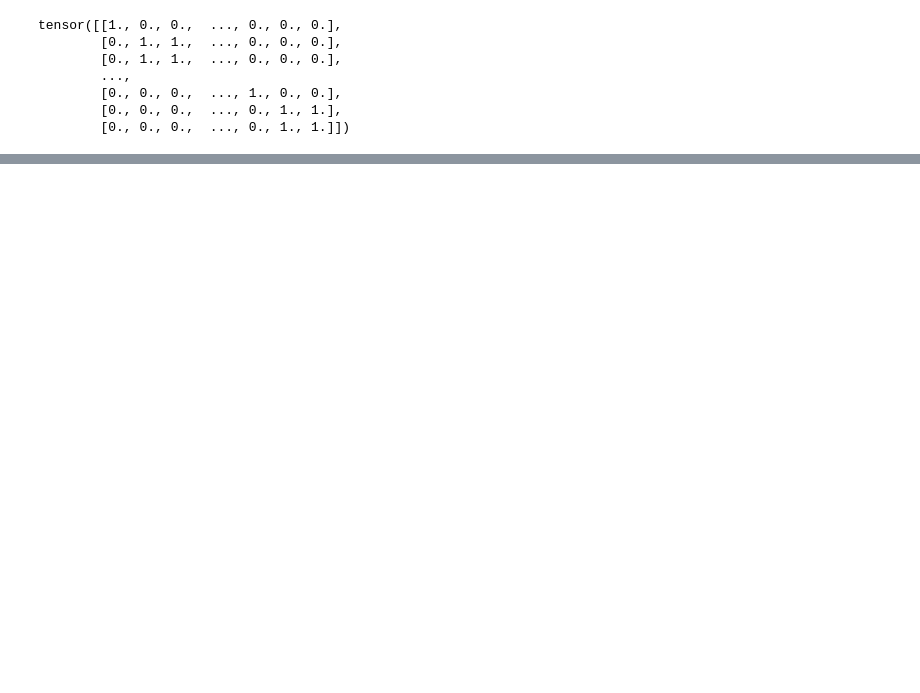
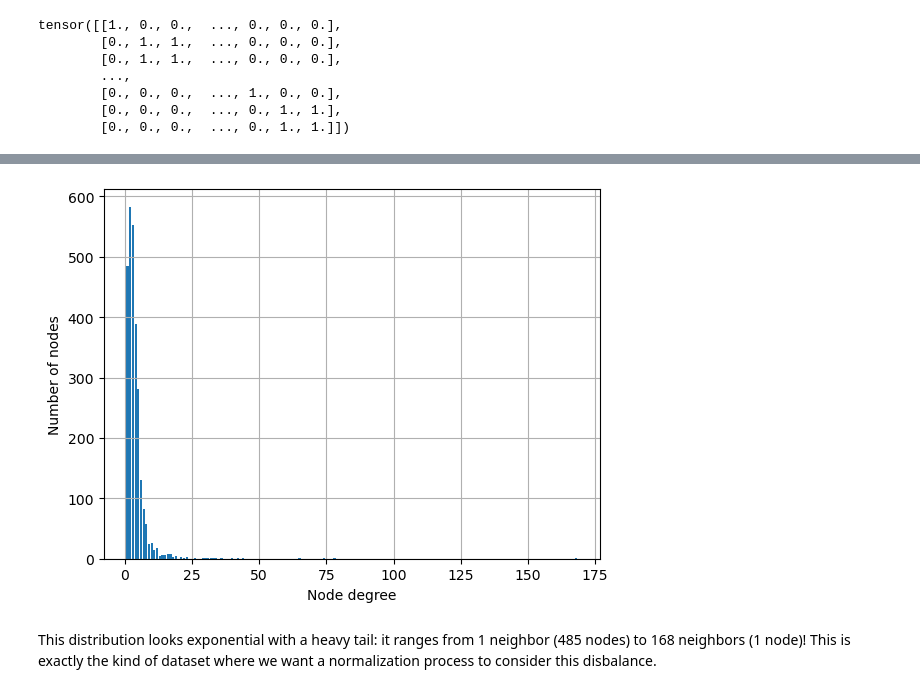
Before and after one commit to cctutum/GNN_experiments, a Jupyter notebook: code/MLP-and-vanillaGNN-GCN.ipynb, the cells around one changed output, grey strips where cells are left out. Saved outputs shown, nothing was run; the diff lists cells and outputs as text; code cells hidden in the pictures; blank space fills up the shorter version.

```diff
--- a/code/MLP-and-vanillaGNN-GCN.ipynb
+++ b/code/MLP-and-vanillaGNN-GCN.ipynb
@@ -235,0 +301,3 @@ Vanilla GNN test accuracy for Cora dataset: 74.90%
+# %%
+degrees = degree(data_cora.edge_index[0]).numpy()
+degrees # degree per node, i.e., 2708
@@ -235,0 +306,3 @@ Vanilla GNN test accuracy for Cora dataset: 74.90%
+# %%
+numbers = Counter(degrees) # counts the frequency of degrees (histogram) as a dictionary
+numbers
@@ -235,0 +327,12 @@ Vanilla GNN test accuracy for Cora dataset: 74.90%
+# %%
+fig, ax = plt.subplots()
+ax.set_xlabel('Node degree')
+ax.set_ylabel('Number of nodes')
+plt.bar(numbers.keys(), numbers.values())
+plt.grid()
+# %% [output]
+[figure, added]
+# %% [markdown]
+This distribution looks exponential with a heavy tail: it ranges from 1 neighbor (485 nodes) to 168
+neighbors (1 node)! This is exactly the kind of dataset where we want a normalization process to
+consider this disbalance.
```
Also changed, not shown: parts of 27 cells of this notebook.
